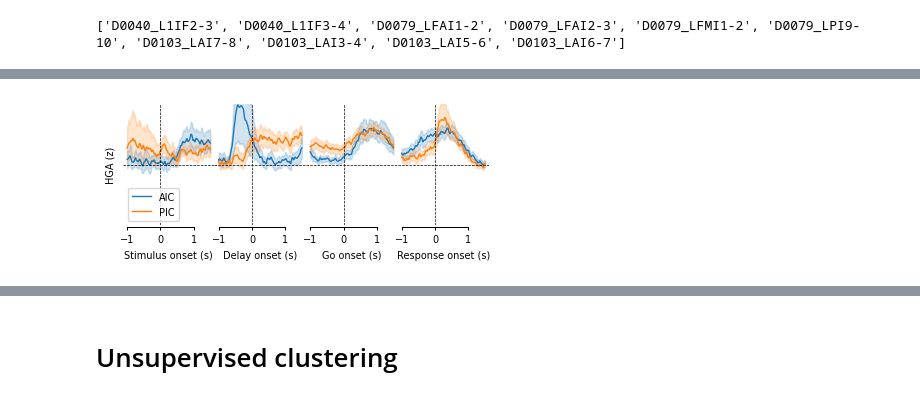
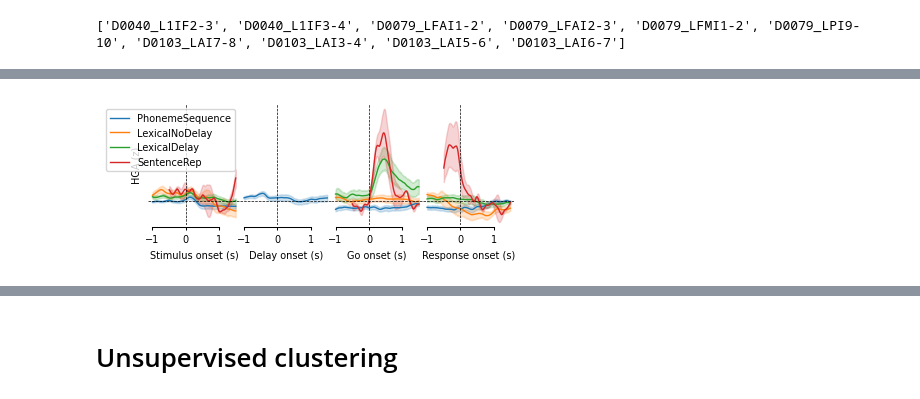
Before and after one commit to shinanlin/insula, a Jupyter notebook: notebooks/saliency.ipynb, the cells around one changed output, grey strips where cells are left out. Saved outputs shown, nothing was run; the diff lists cells and outputs as text; code cells hidden in the pictures.

```diff
--- a/notebooks/saliency.ipynb
+++ b/notebooks/saliency.ipynb
@@ -63,7 +63,7 @@ for t in task:
     hga_paths.extend(
         BIDSPath(
             root=f'../results/{t}({ref})',
-            datatype='HGA',
+            datatype='LBA',
             suffix='zscore',
             check=False,
         ).match()
@@ -191,7 +191,7 @@ subset.head()
 #     'ctx_lh_G_insular_short',
 # ]
 
-rois = ['AIC','PIC']
+rois = ['AIC']
 
 subset_ = subset[
     # (subset.label.isin(labels))
@@ -212,13 +212,13 @@ for (ax, phase) in zip(fig.axes, ['stimulus', 'delay', 'go', 'response']):
         data=subset_[(subset_.phase == phase)],
         x='time',
         y='value',
-        hue='roi',
+        hue='task',
         ax=ax,
         legend=legend,
         lw=1
     )
 
-    ax.set_ylim(-.5, 0.5)
+    ax.set_ylim(-0.5, 2)
 
 for ax in fig.axes:
     ax.axvline(x=0, color='k', linestyle='--', linewidth=0.5)
@@ -228,35 +228,35 @@ for ax in fig.axes:
     plt.setp(ax.spines.values(), linewidth=.75)
 
     sns.despine(ax=ax, offset=1, trim=True)
 
     # Only add legend to the last axis if it has artists with labels
     if ax.get_legend() is not None:
         ax.legend(title='', fontsize=7)
     else:
         # Remove legend from other axes
         legend = ax.get_legend()
         if legend is not None:
             legend.remove()
 
     ax.set_yticklabels([])
     ax.set_yticks([])
     # remove y spine
     ax.spines['left'].set_visible(False)
 
 ax1.set_xlabel('Stimulus onset (s)', fontsize=7)
 ax2.set_xlabel('Delay onset (s)', fontsize=7)
 ax3.set_xlabel('Go onset (s)', fontsize=7)
 ax4.set_xlabel('Response onset (s)', fontsize=7)
 ax1.set_ylabel('HGA (z)', fontsize=7)
 ax2.set_ylabel('', fontsize=7)
 ax3.set_ylabel('', fontsize=7)
 ax4.set_ylabel('', fontsize=7)
 
 # plt.suptitle(rois[0] + ' in Lexical Delay', fontsize=7)
-# plt.savefig(f'../img/fig4/fig4_{rois[0]}_condition_difference.svg', dpi=300, bbox_inches='tight')
+plt.savefig(f'../img/fig4/fig4_lowband_temporal.svg', dpi=300, bbox_inches='tight')
 plt.show()
 # %% [output]
-[figure, old version]
+[figure, new version]
 # %%
 condition = 'Repeat'
 phase = 'stimulus'
```
Also changed, not shown: parts of 5 cells of this notebook, 4 other files.
